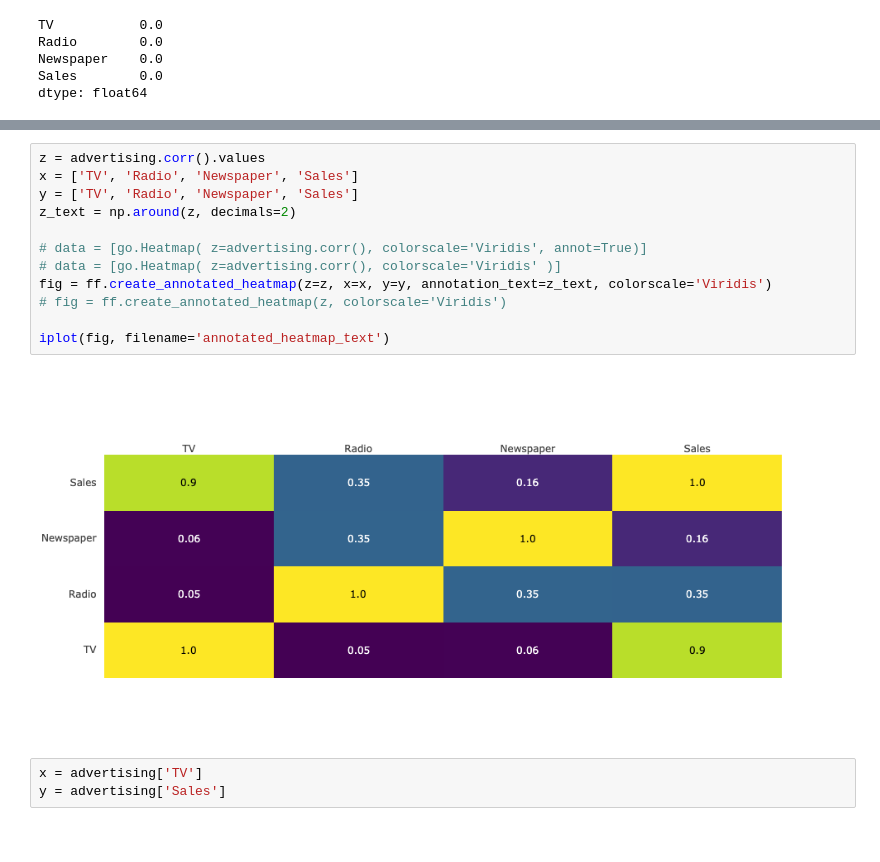
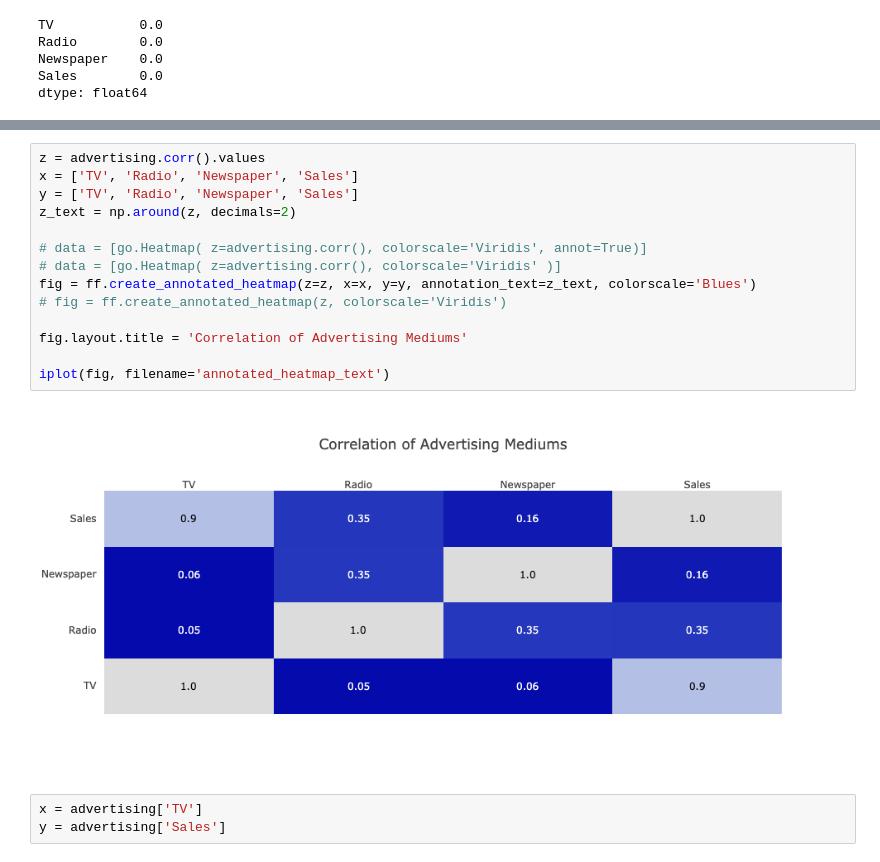
Before and after one commit to isaacsutor/DataScience, a Jupyter notebook: BusinessAnalytics/Linear_Regression_Sales.ipynb, the cells around one changed output, grey strips where cells are left out. Cells and saved outputs as stored; diff of their text form.

Commit message:
edited titles for graphs so they are easier to interpret

```diff
--- a/BusinessAnalytics/Linear_Regression_Sales.ipynb
+++ b/BusinessAnalytics/Linear_Regression_Sales.ipynb
@@ -127,17 +159,19 @@ iplot(data, filename='basic-scatter')
 # %%
 z = advertising.corr().values
 x = ['TV', 'Radio', 'Newspaper', 'Sales']
 y = ['TV', 'Radio', 'Newspaper', 'Sales']
 z_text = np.around(z, decimals=2)
 
 # data = [go.Heatmap( z=advertising.corr(), colorscale='Viridis', annot=True)]
 # data = [go.Heatmap( z=advertising.corr(), colorscale='Viridis' )]
-fig = ff.create_annotated_heatmap(z=z, x=x, y=y, annotation_text=z_text, colorscale='Viridis')
+fig = ff.create_annotated_heatmap(z=z, x=x, y=y, annotation_text=z_text, colorscale='Blues')
 # fig = ff.create_annotated_heatmap(z, colorscale='Viridis')
 
+fig.layout.title = 'Correlation of Advertising Mediums'
+
 iplot(fig, filename='annotated_heatmap_text')
 # %% [output]
-[figure, old version]
+[figure, new version]
 # %%
 x = advertising['TV']
 y = advertising['Sales']
```
Also changed, not shown: parts of 8 cells of this notebook, 2 other files.
